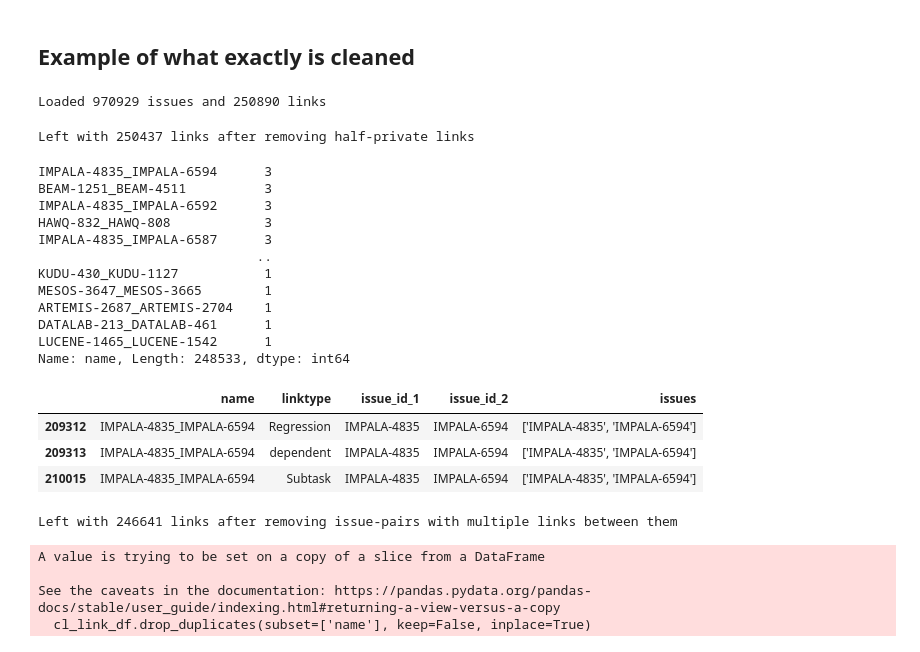
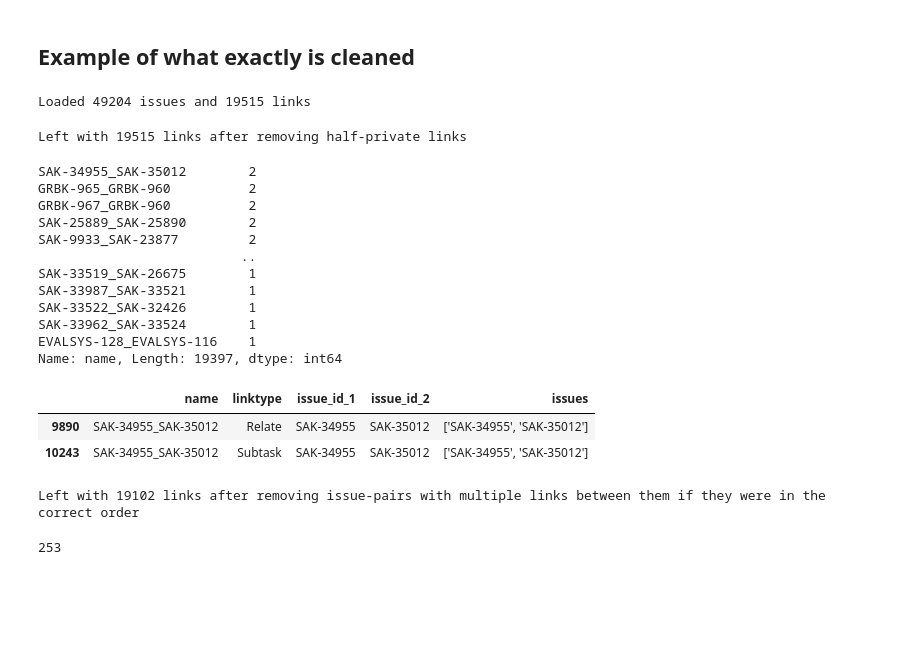
Before and after one commit to RegenKordel/LYNX-BeyondDuplicates, a Jupyter notebook: data_preprocessing/Link_Preprocessing.ipynb, the cells around one changed output. Drawn from its saved outputs; the diff is of its cells as text; code cells hidden in the pictures; blank space fills up the shorter version.

```diff
--- a/data_preprocessing/Link_Preprocessing.ipynb
+++ b/data_preprocessing/Link_Preprocessing.ipynb
@@ -128,9 +134,16 @@ After filtering out issues with empty titles, 40601 issues remain
 # %% [markdown]
 ## Example of what exactly is cleaned
 # %%
-source = 'Apache'
+source = 'sakai'
 issue_df, link_df = load_data(source)
 
 print(f'Loaded {len(issue_df)} issues and {len(link_df)} links')
+add_linked_issues_to_df(link_df)
+
+# remove links with uncrawled and filtered issues
+cl_link_df = link_df[link_df[['issue_id_1', 'issue_id_2']].isin(issue_df.index.values).all(axis=1)]
+print(f'Left with {len(cl_link_df)} links after removing half-private links')
+x = len(cl_link_df)
 # %% [output]
-Loaded 970929 issues and 250890 links
+Loaded 49204 issues and 19515 links
+Left with 19515 links after removing half-private links
@@ -139,44 +150,36 @@ add_linked_issues_to_df(link_df)
-# %%
-# remove links with uncrawled and filtered issues
-cl_link_df = link_df[link_df[['issue_id_1', 'issue_id_2']].isin(issue_df.index.values).all(axis=1)]
-print(f'Left with {len(cl_link_df)} links after removing half-private links')
-# %% [output]
-Left with 250437 links after removing half-private links
 # %%
 cl_link_df.name.value_counts()
 # %% [output]
-IMPALA-4835_IMPALA-6594      3
-BEAM-1251_BEAM-4511          3
-IMPALA-4835_IMPALA-6592      3
-HAWQ-832_HAWQ-808            3
-IMPALA-4835_IMPALA-6587      3
-                            ..
-KUDU-430_KUDU-1127           1
-MESOS-3647_MESOS-3665        1
-ARTEMIS-2687_ARTEMIS-2704    1
-DATALAB-213_DATALAB-461      1
-LUCENE-1465_LUCENE-1542      1
-Name: name, Length: 248533, dtype: int64
+SAK-34955_SAK-35012        2
+GRBK-965_GRBK-960          2
+GRBK-967_GRBK-960          2
+SAK-25889_SAK-25890        2
+SAK-9933_SAK-23877         2
+                          ..
+SAK-33519_SAK-26675        1
+SAK-33987_SAK-33521        1
+SAK-33522_SAK-32426        1
+SAK-33962_SAK-33524        1
+EVALSYS-128_EVALSYS-116    1
+Name: name, Length: 19397, dtype: int64
 # %%
-cl_link_df[cl_link_df['name']=='IMPALA-4835_IMPALA-6594']
+cl_link_df[cl_link_df['name']=='SAK-34955_SAK-35012']
 # %% [output]
 |  | name | linktype | issue_id_1 | issue_id_2 | issues |
-| 209312 | IMPALA-4835_IMPALA-6594 | Regression | IMPALA-4835 | IMPALA-6594 | ['IMPALA-4835', 'IMPALA-6594'] |
-| 209313 | IMPALA-4835_IMPALA-6594 | dependent | IMPALA-4835 | IMPALA-6594 | ['IMPALA-4835', 'IMPALA-6594'] |
-| 210015 | IMPALA-4835_IMPALA-6594 | Subtask | IMPALA-4835 | IMPALA-6594 | ['IMPALA-4835', 'IMPALA-6594'] |
+| 9890 | SAK-34955_SAK-35012 | Relate | SAK-34955 | SAK-35012 | ['SAK-34955', 'SAK-35012'] |
+| 10243 | SAK-34955_SAK-35012 | Subtask | SAK-34955 | SAK-35012 | ['SAK-34955', 'SAK-35012'] |
 # %%
 cl_link_df.drop_duplicates(subset=['name'], keep=False, inplace=True)
-print(f'Left with {len(cl_link_df)} links after removing issue-pairs with multiple links between them')
+print(f'Left with {len(cl_link_df)} links after removing issue-pairs with multiple links between them if they were in the correct order')
 # %% [output]
-Left with 246641 links after removing issue-pairs with multiple links between them
+Left with 19102 links after removing issue-pairs with multiple links between them if they were in the correct order
-A value is trying to be set on a copy of a slice from a DataFrame
-
-See the caveats in the documentation: https://pandas.pydata.org/pandas-docs/stable/user_guide/indexing.html#returning-a-view-versus-a-copy
-  cl_link_df.drop_duplicates(subset=['name'], keep=False, inplace=True)
 # %%
 # in case the name is the otherway around, like issue-1_issue-2 and issue-2_issue-1
 doublelinks = (cl_link_df.issues.value_counts()>1).rename_axis('doubles').reset_index(name='valid')
 valid_doubles = set(doublelinks[doublelinks['valid']==True]['doubles'])
+print(len(valid_doubles))
+# %% [output]
+253
 # %%
 valid_doubles
 # %% [output]
```
Also changed, not shown: parts of 13 cells of this notebook, 5 other files.
